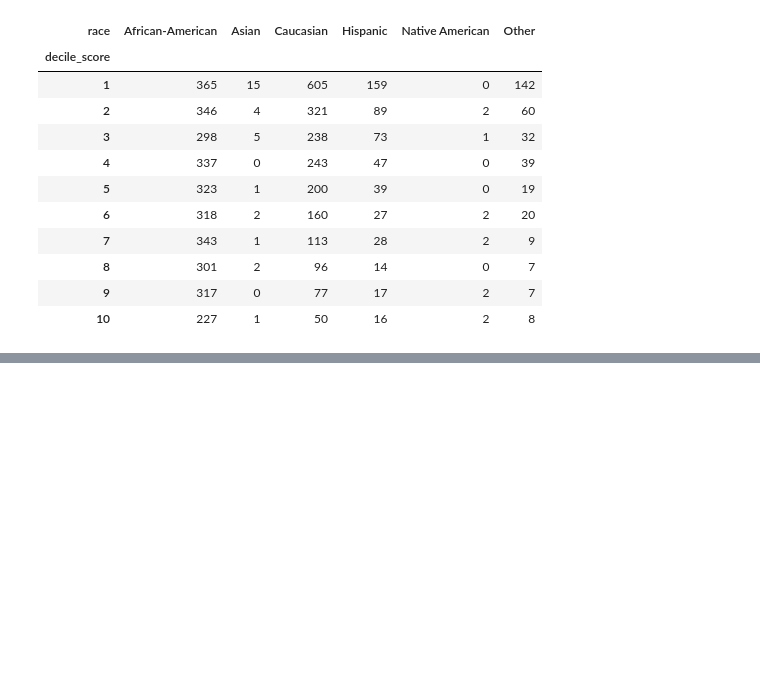
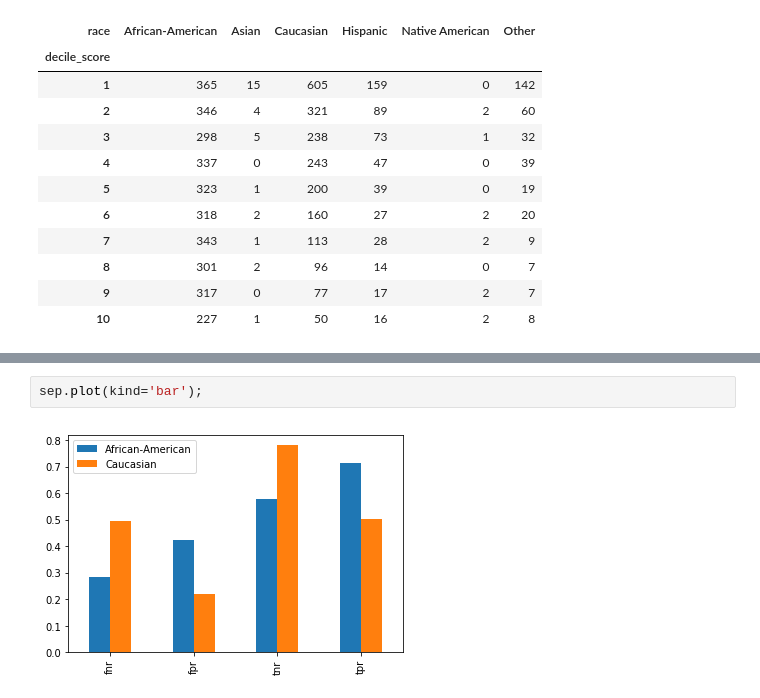
Before and after one commit to ResponsiblyAI/responsibly, a Jupyter notebook: docs/notebooks/demo-compas-analysis.ipynb, the cells around one changed output, grey strips where cells are left out. Drawn from its saved outputs; the diff is of its cells as text; blank space fills up the shorter version.

```diff
--- a/docs/notebooks/demo-compas-analysis.ipynb
+++ b/docs/notebooks/demo-compas-analysis.ipynb
@@ -132,0 +205,4 @@ pd.crosstab(df['decile_score'], df['race'])
+# %%
+sep.plot(kind='bar');
+# %% [output]
+[figure, added]
```
Also changed, not shown: parts of 27 cells of this notebook, 18 other files.
